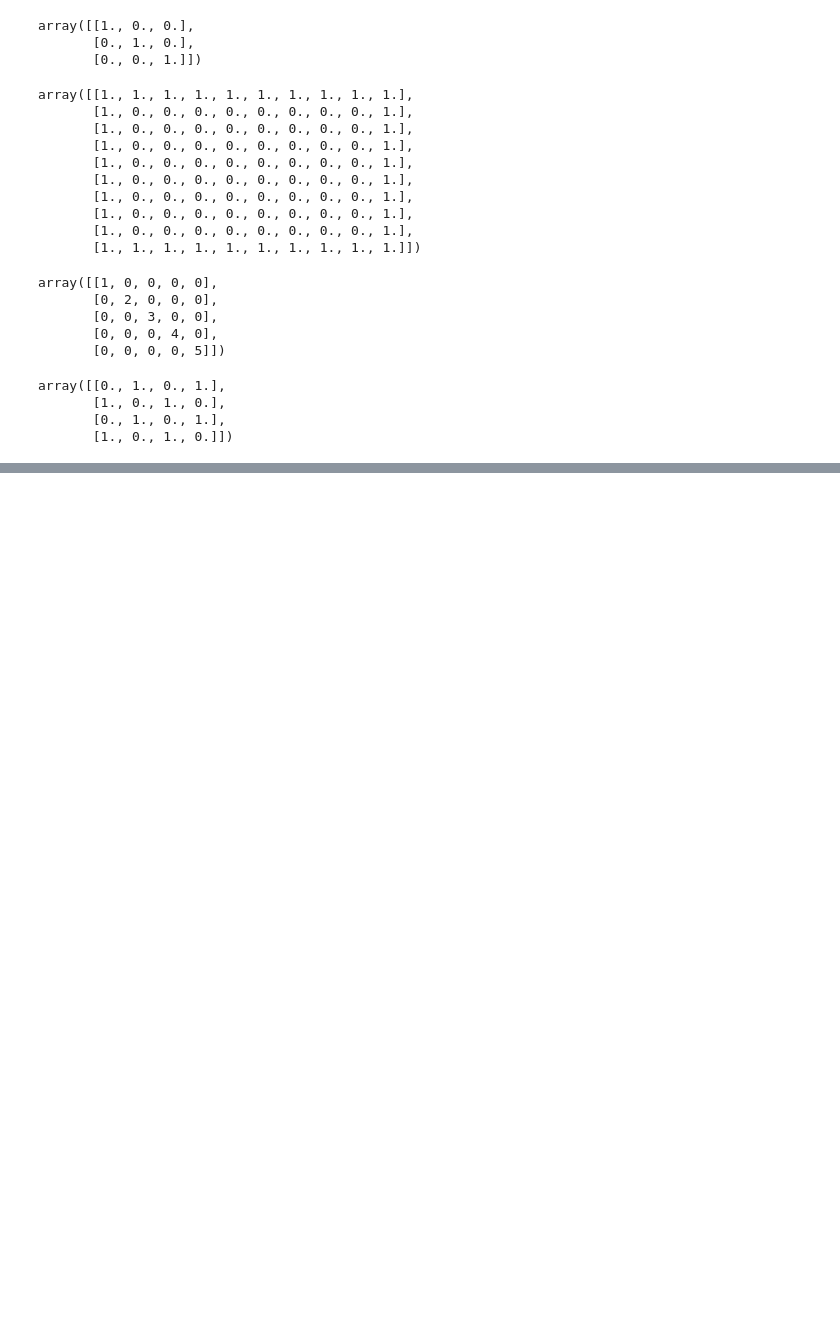
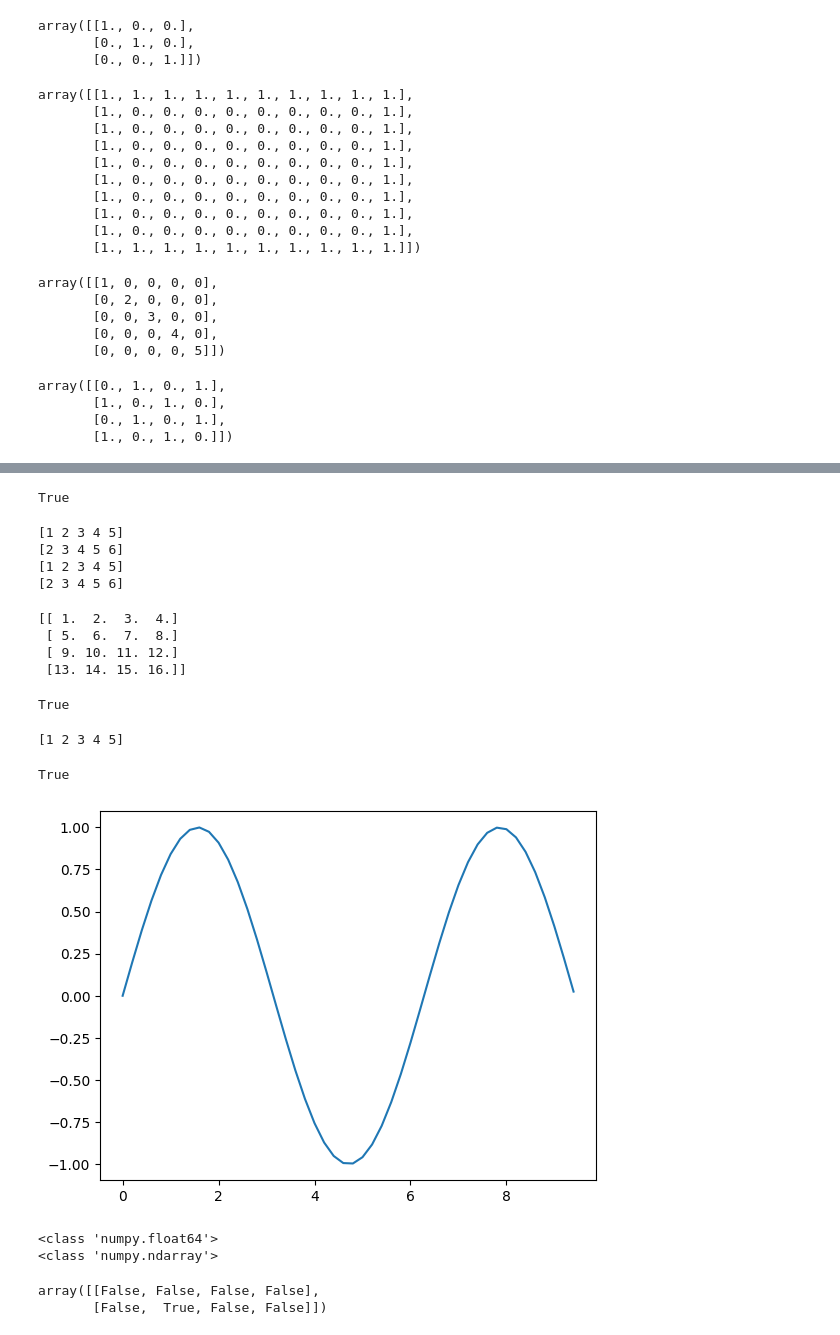
Before and after one commit to ukasz21/learning, a Jupyter notebook: numpy_tutorials/numpy_exercises.ipynb, the cells around one changed output, grey strips where cells are left out. Cells and saved outputs as stored; diff of their text form; code cells hidden in the pictures; blank space fills up the shorter version.

```diff
--- a/numpy_tutorials/numpy_exercises.ipynb
+++ b/numpy_tutorials/numpy_exercises.ipynb
@@ -263,0 +278,80 @@ array([[0., 1., 0., 1.],
+# %%
+import os
+a = np.array([1,2,3,4,5])
+
+np.save('binary_file.npy', a)
+if os.path.exists('binary_file.npy'):
+  new = np.load('binary_file.npy')
+  print(np.array_equal(a, new))
+# %% [output]
+True
+# %%
+a = np.array([1,2,3,4,5])
+b = np.array([2,3,4,5,6])
+print(a)
+print(b)
+
+np.savez('file.npz', a=a, b=b)
+
+with np.load('file.npz') as data:
+  a2 = data['a']
+  b2 = data['b']
+
+  print(a2)
+  print(b2)
+# %% [output]
+[1 2 3 4 5]
+[2 3 4 5 6]
+[1 2 3 4 5]
+[2 3 4 5 6]
+# %%
+a = np.arange(1, 17).reshape(4,4)
+
+np.savetxt('text.txt', a)
+print(np.loadtxt('text.txt'))
+# %% [output]
+[[ 1.  2.  3.  4.]
+ [ 5.  6.  7.  8.]
+ [ 9. 10. 11. 12.]
+ [13. 14. 15. 16.]]
+# %%
+a = np.ones((5,5))
+byte = a.tobytes()
+
+load = np.frombuffer(byte, dtype=a.dtype).reshape(a.shape)
+np.array_equal(a, load)
+# %% [output]
+True
+# %%
+list1 = [1,2,3,4,5]
+
+array = np.array(list1)
+print(array)
+np.array_equal(list1, array)
+# %% [output]
+[1 2 3 4 5]
+True
+# %%
+import matplotlib.pyplot as plt
+x = np.arange(0, 3 * np.pi, 0.2)
+y = np.sin(x)
+
+plt.plot(x,y)
+plt.show()
+# %% [output]
+[figure, added]
+# %%
+a = np.float64(0)
+print(type(a))
+
+a.item()
+print(type(x))
+# %% [output]
+<class 'numpy.float64'>
+<class 'numpy.ndarray'>
+# %%
+a = np.array([[3,4,5,6], [np.inf, np.nan, 4,5]])
+np.isnan(a)
+# %% [output]
+array([[False, False, False, False],
+       [False,  True, False, False]])
```
Also changed, not shown: parts of 11 cells of this notebook.
